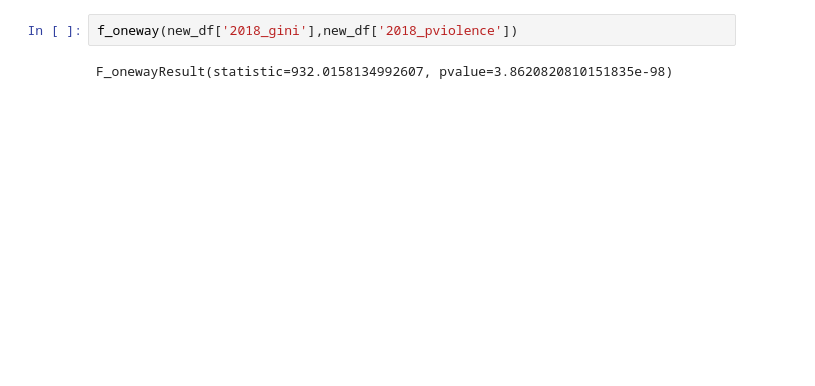
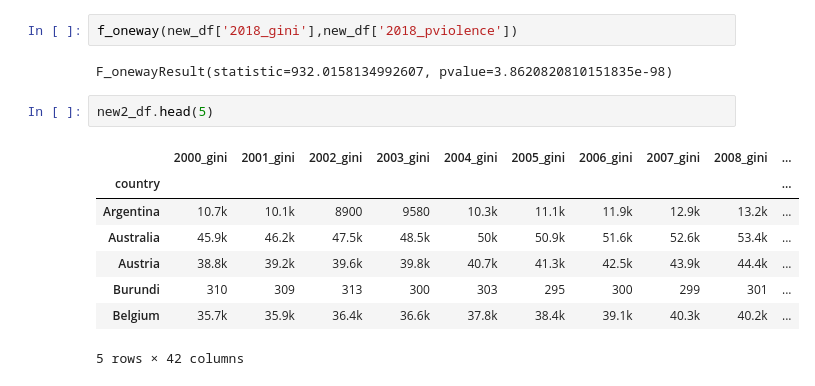
Before and after one commit to egildon/Data-and-Music, a Jupyter notebook: Porrege.ipynb, the cells around one changed output. Cells and saved outputs as stored; diff of their text form; blank space fills up the shorter version.

```diff
--- a/Porrege.ipynb
+++ b/Porrege.ipynb
@@ -289,3 +415,14 @@ TtestResult(statistic=30.528934038044323, pvalue=3.862082081014955e-98, df=330.0
 f_oneway(new_df['2018_gini'],new_df['2018_pviolence'])
 # %% [output]
 F_onewayResult(statistic=932.0158134992607, pvalue=3.8620820810151835e-98)
+# %%
+new2_df.head(5)
+# %% [output]
+|  | 2000_gini | 2001_gini | 2002_gini | 2003_gini | 2004_gini | 2005_gini | 2006_gini | 2007_gini | 2008_gini | ... |
+| country |  |  |  |  |  |  |  |  |  | ... |
+| Argentina | 10.7k | 10.1k | 8900 | 9580 | 10.3k | 11.1k | 11.9k | 12.9k | 13.2k | ... |
+| Australia | 45.9k | 46.2k | 47.5k | 48.5k | 50k | 50.9k | 51.6k | 52.6k | 53.4k | ... |
+| Austria | 38.8k | 39.2k | 39.6k | 39.8k | 40.7k | 41.3k | 42.5k | 43.9k | 44.4k | ... |
+| Burundi | 310 | 309 | 313 | 300 | 303 | 295 | 300 | 299 | 301 | ... |
+| Belgium | 35.7k | 35.9k | 36.4k | 36.6k | 37.8k | 38.4k | 39.1k | 40.3k | 40.2k | ... |
+5 rows × 42 columns
```
Also changed, not shown: parts of 27 cells of this notebook.
